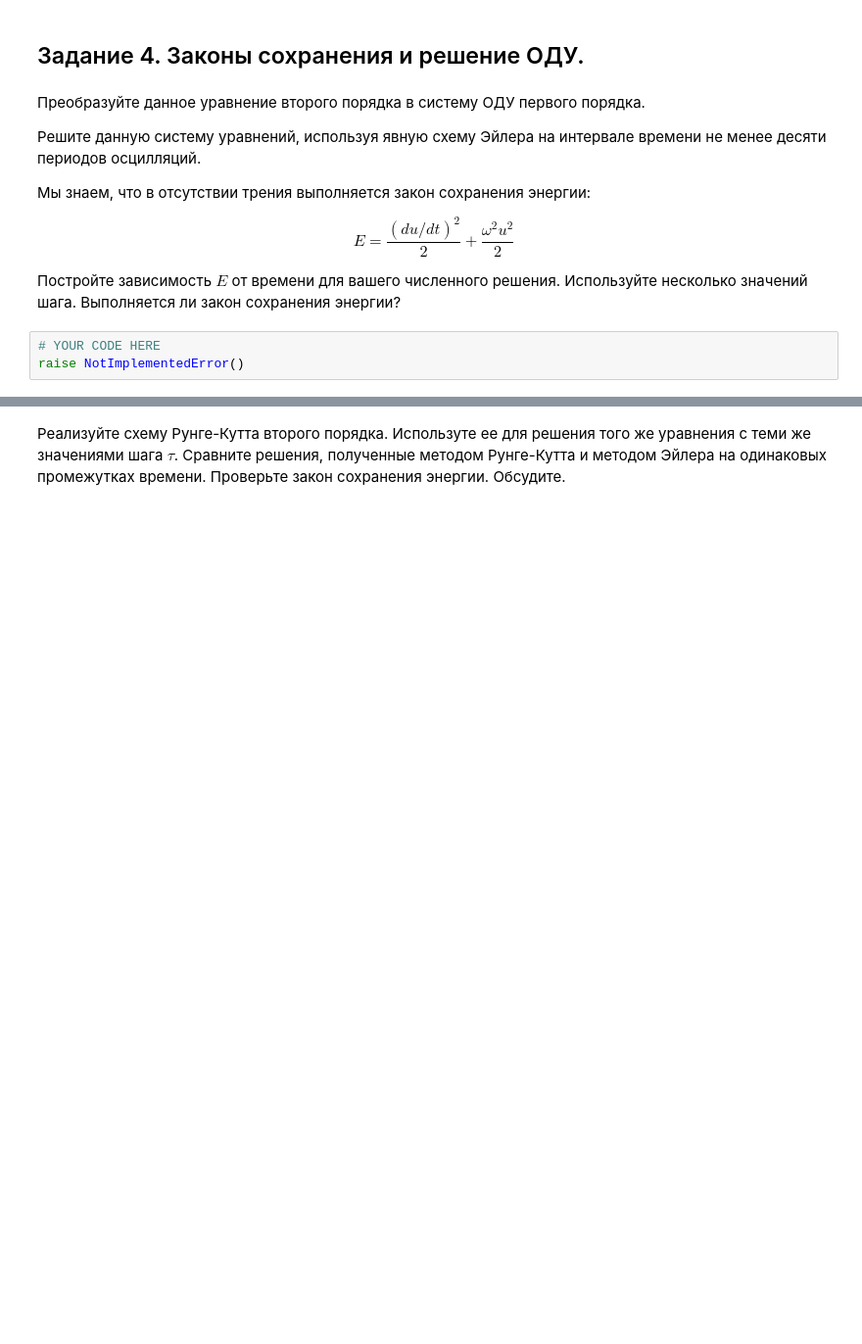
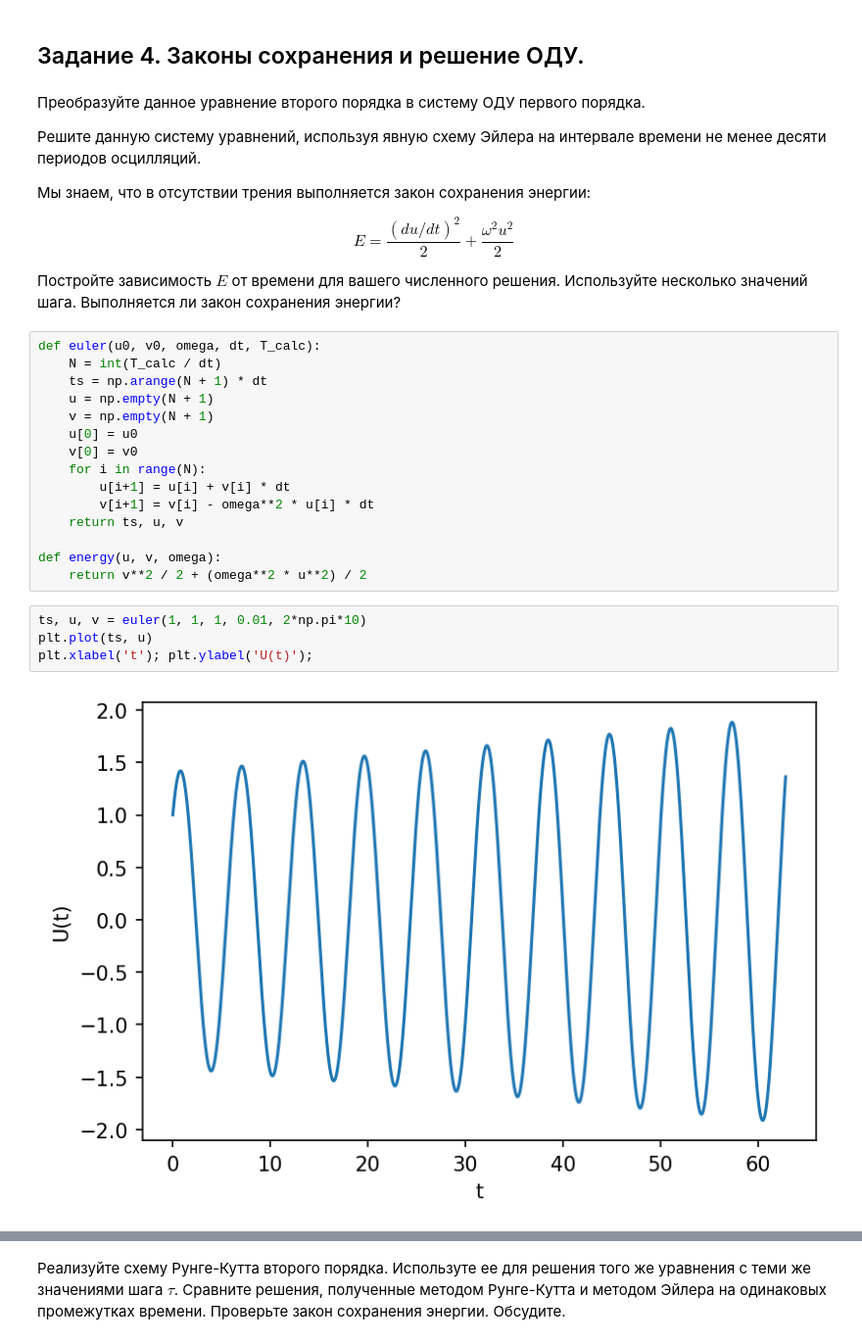
Before and after one commit to asenka239/compMath, a Jupyter notebook: Второй семестр/D1_Задача_Коши_для_ОДУ.ipynb, the cells around one changed output, grey strips where cells are left out. Shown at 98% size. Drawn from its saved outputs; the diff is of its cells as text; blank space fills up the shorter version.

```diff
--- a/Второй семестр/D1_Задача_Коши_для_ОДУ.ipynb
+++ b/Второй семестр/D1_Задача_Коши_для_ОДУ.ipynb
@@ -1145,6 +1145,24 @@ E = \frac{(du/dt)^2}{2} + \frac{\omega^2 u^2}{2}
 $$
 
 Постройте зависимость $E$ от времени для вашего численного решения. Используйте несколько значений шага. Выполняется ли закон сохранения энергии?
-# %%
-# YOUR CODE HERE
-raise NotImplementedError()
+# %%
+def euler(u0, v0, omega, dt, T_calc):
+    N = int(T_calc / dt)
+    ts = np.arange(N + 1) * dt
+    u = np.empty(N + 1)
+    v = np.empty(N + 1)
+    u[0] = u0
+    v[0] = v0
+    for i in range(N):
+        u[i+1] = u[i] + v[i] * dt
+        v[i+1] = v[i] - omega**2 * u[i] * dt
+    return ts, u, v
+
+def energy(u, v, omega):
+    return v**2 / 2 + (omega**2 * u**2) / 2
+# %%
+ts, u, v = euler(1, 1, 1, 0.01, 2*np.pi*10)
+plt.plot(ts, u)
+plt.xlabel('t'); plt.ylabel('U(t)');
+# %% [output]
+[figure, added]
```
Also changed, not shown: parts of 16 cells of this notebook, 2 other files.
